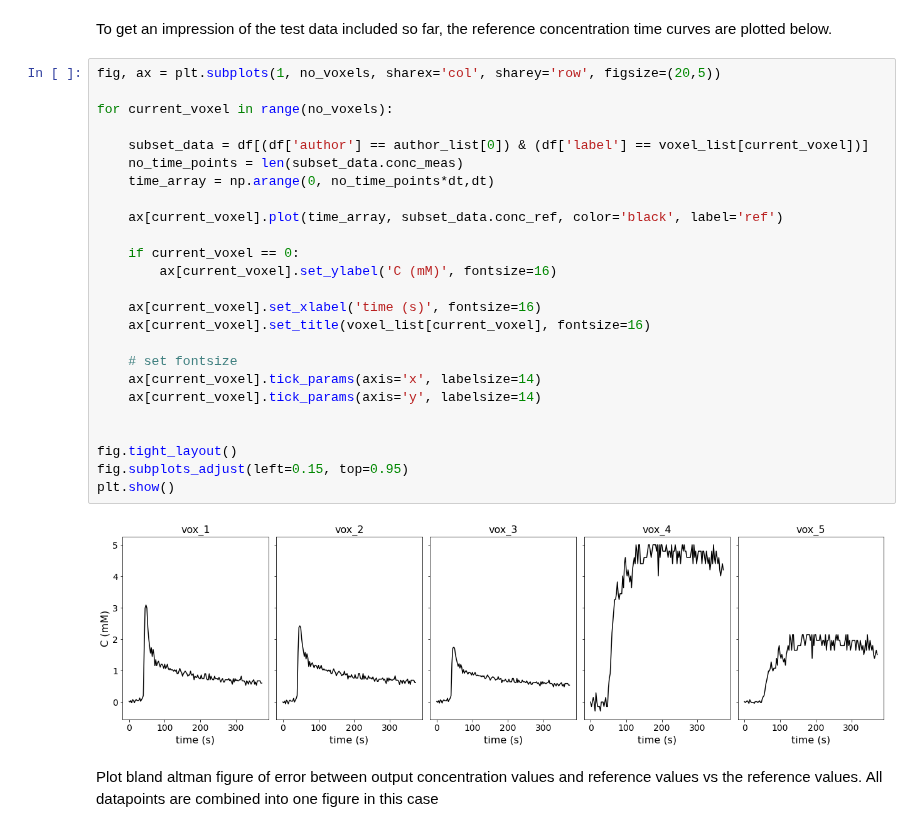
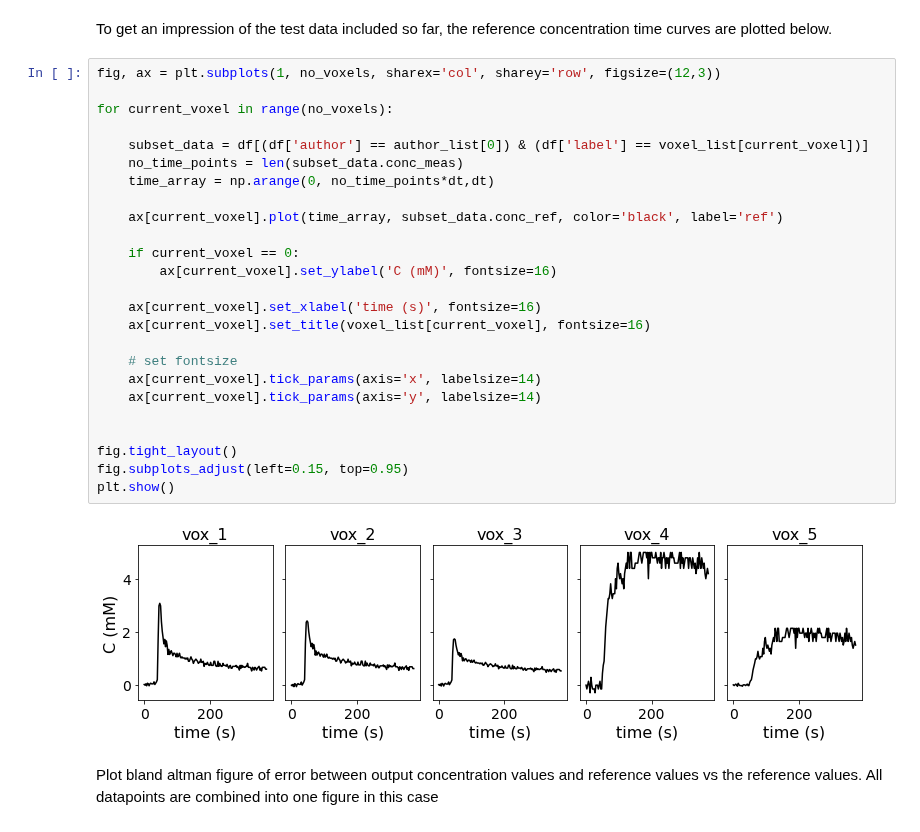
Before and after one commit to OSIPI/DCE-DSC-MRI_CodeCollection, a Jupyter notebook: notebooks/SItoC.ipynb, the cells around one changed output. Drawn from its saved outputs; the diff is of its cells as text.

```diff
--- a/notebooks/SItoC.ipynb
+++ b/notebooks/SItoC.ipynb
@@ -92,32 +92,32 @@ dt = 2.5 # in s
 # %% [markdown]
 To get an impression of the test data included so far, the reference concentration time curves are plotted below.
 # %%
-fig, ax = plt.subplots(1, no_voxels, sharex='col', sharey='row', figsize=(20,5))
+fig, ax = plt.subplots(1, no_voxels, sharex='col', sharey='row', figsize=(12,3))
 
 for current_voxel in range(no_voxels):
 
     subset_data = df[(df['author'] == author_list[0]) & (df['label'] == voxel_list[current_voxel])]
     no_time_points = len(subset_data.conc_meas)
     time_array = np.arange(0, no_time_points*dt,dt)
 
     ax[current_voxel].plot(time_array, subset_data.conc_ref, color='black', label='ref')
 
     if current_voxel == 0:
         ax[current_voxel].set_ylabel('C (mM)', fontsize=16)
 
     ax[current_voxel].set_xlabel('time (s)', fontsize=16)
     ax[current_voxel].set_title(voxel_list[current_voxel], fontsize=16)
 
     # set fontsize
     ax[current_voxel].tick_params(axis='x', labelsize=14)
     ax[current_voxel].tick_params(axis='y', labelsize=14)
 
 
 fig.tight_layout()
 fig.subplots_adjust(left=0.15, top=0.95)
 plt.show()
 # %% [output]
-[figure, old version]
+[figure, new version]
 # %% [markdown]
 Plot bland altman figure of error between output concentration values and reference values vs the reference values. All datapoints are combined into one figure in this case
 # %%
```
Also changed, not shown: parts of 1 cell of this notebook, 5 other files.
